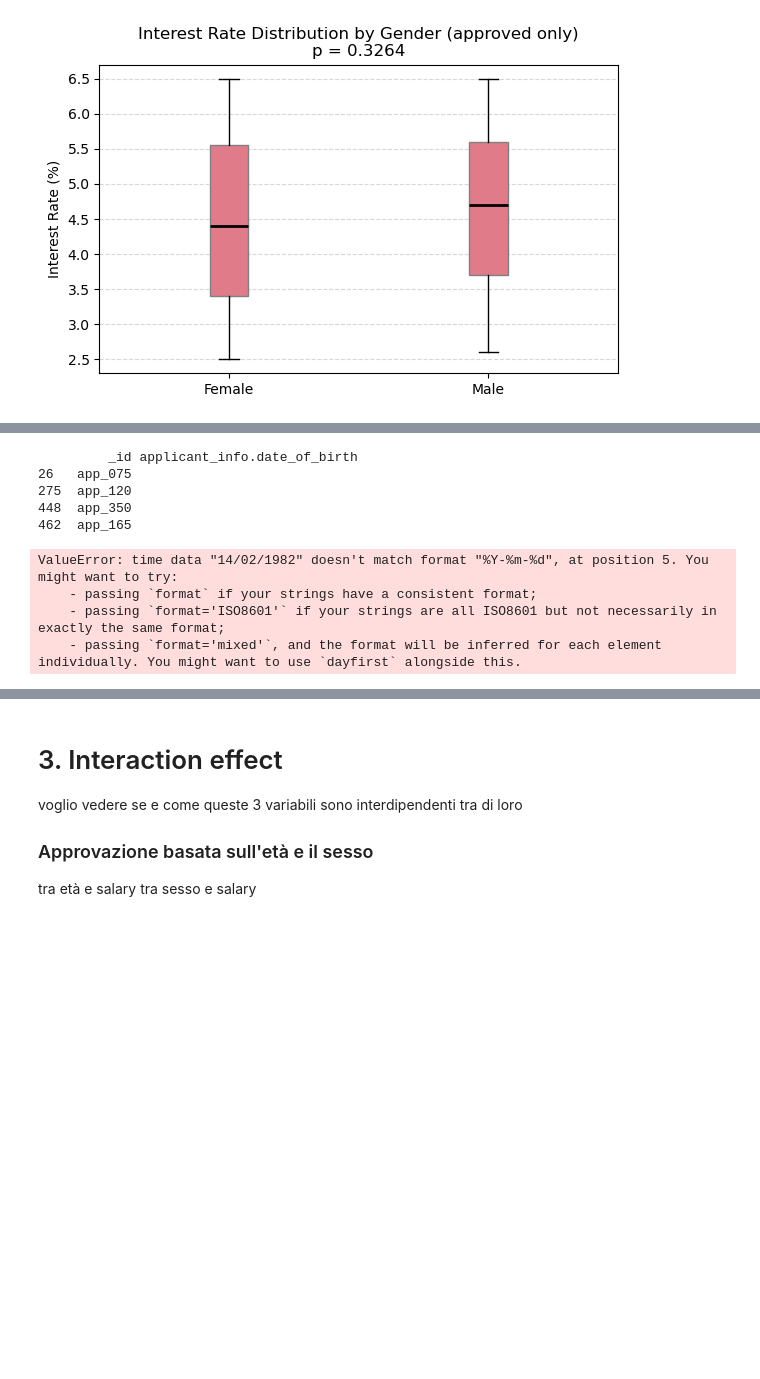
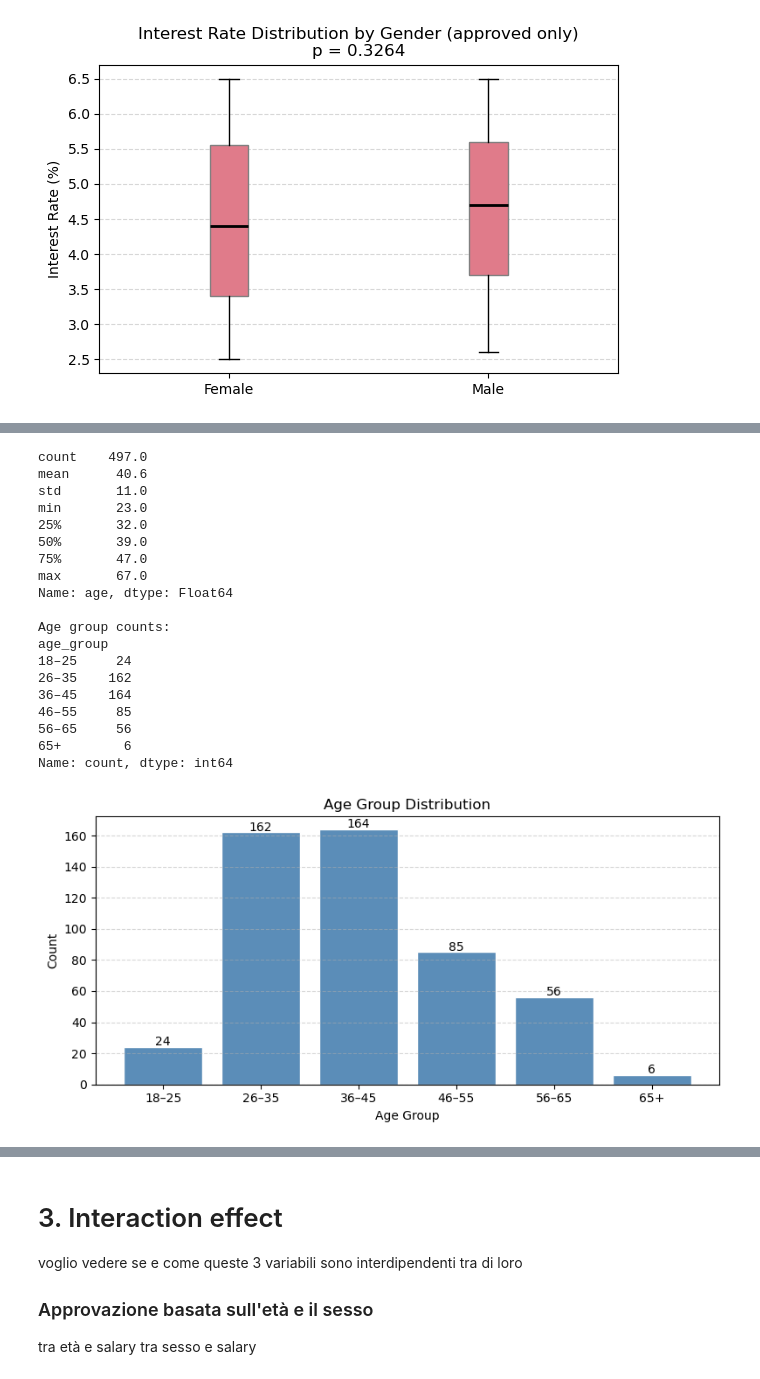
Before and after one commit to jmroque7/dego-project-team-14-TXB, a Jupyter notebook: Notebooks/02-bias-analysis.ipynb, the cells around one changed output, grey strips where cells are left out. Drawn from its saved outputs; the diff is of its cells as text; code cells hidden in the pictures; blank space fills up the shorter version.

```diff
--- a/Notebooks/02-bias-analysis.ipynb
+++ b/Notebooks/02-bias-analysis.ipynb
@@ -279,10 +288,11 @@ print(f"Still unparseable    : {failed}")
 print(f"\nDate range: {flat['clean_date_of_birth'].min().date()} → {flat['clean_date_of_birth'].max().date()}")
 
 reference_date = pd.Timestamp("2026-01-01")
-flat["age"] = ((reference_date - flat["clean_date_of_birth"]) / pd.Timedelta(days=365.25)).astype("Int64")
+flat["age"] = ((reference_date - flat["clean_date_of_birth"]) / pd.Timedelta(days=365.25)).apply(lambda x: int(x) if pd.notna(x) else pd.NA).astype("Int64")
 
-print(flat[["_id", "clean_date_of_birth", "age"]].dropna().head(10))
-print(f"\nAge range: {flat['age'].min()} → {flat['age'].max()}")
+print(flat[["_id", "clean_date_of_birth", "age"]].head(10))
+print(f"\nAge range: {flat['age'].min()} - {flat['age'].max()}")
+print(f"Missing age: {flat['age'].isna().sum()}")
 # %% [output]
 Total records        : 502
 Originally null      : 1
@@ -294,53 +317,48 @@ TypeError: cannot safely cast non-equivalent object to int64
-# %%
-mask_failed = flat["clean_date_of_birth"].isna() & flat["applicant_info.date_of_birth"].notna()
-print(flat.loc[mask_failed, ["_id", "applicant_info.date_of_birth"]])
-# %% [output]
-         _id applicant_info.date_of_birth
-26   app_075
-275  app_120
-448  app_350
-462  app_165
 # %%
 # --- Age Distribution ---
-
-# Compute age from date of birth
-reference_date = pd.Timestamp("2024-01-01")  # anchor to dataset period
-flat["age"] = ((reference_date - pd.to_datetime(flat["applicant_info.date_of_birth"])) / pd.Timedelta(days=365.25)).astype("Int64")
 
 print(flat["age"].describe().round(1))
 
 # Bin into age groups
 bins   = [17, 25, 35, 45, 55, 65, 100]
 labels = ["18–25", "26–35", "36–45", "46–55", "56–65", "65+"]
-flat["age_group"] = pd.cut(flat["age"], bins=bins, labels=labels)
+flat["age_group"] = pd.cut(flat["age"].astype("float"), bins=bins, labels=labels)
 
 print("\nAge group counts:")
 print(flat["age_group"].value_counts().sort_index())
 
 # Plot
-fig, axes = plt.subplots(1, 2, figsize=(12, 4))
+fig, ax = plt.subplots(figsize=(8, 4))
 
-# Left: histogram of raw age
-axes[0].hist(flat["age"].dropna(), bins=20, color="#5B8DB8", edgecolor="white")
-axes[0].set_xlabel("Age")
-axes[0].set_ylabel("Count")
-axes[0].set_title("Age Distribution (raw)")
-axes[0].grid(axis="y", linestyle="--", alpha=0.5)
-
-# Right: count per age group
 group_counts = flat["age_group"].value_counts().sort_index()
-axes[1].bar(group_counts.index.astype(str), group_counts.values, color="#5B8DB8", edgecolor="white")
-axes[1].set_xlabel("Age Group")
-axes[1].set_ylabel("Count")
-axes[1].set_title("Age Group Distribution")
+ax.bar(group_counts.index.astype(str), group_counts.values, color="#5B8DB8", edgecolor="white")
+ax.set_xlabel("Age Group")
+ax.set_ylabel("Count")
+ax.set_title("Age Group Distribution")
 for i, v in enumerate(group_counts.values):
-    axes[1].text(i, v + 1, str(v), ha="center", fontsize=10)
-axes[1].grid(axis="y", linestyle="--", alpha=0.5)
+    ax.text(i, v + 1, str(v), ha="center", fontsize=10)
+ax.grid(axis="y", linestyle="--", alpha=0.5)
 
 plt.tight_layout()
 plt.show()
 # %% [output]
-ValueError: time data "14/02/1982" doesn't match format "%Y-%m-%d", at position 5. You might want to try:
-    - passing `format` if your strings have a consistent format;
-    - passing `format='ISO8601'` if your strings are all ISO8601 but not necessarily in exactly the same format;
-    - passing `format='mixed'`, and the format will be inferred for each element individually. You might want to use `dayfirst` alongside this.
+count    497.0
+mean      40.6
+std       11.0
+min       23.0
+25%       32.0
+50%       39.0
+75%       47.0
+max       67.0
+Name: age, dtype: Float64
+
+Age group counts:
+age_group
+18–25     24
+26–35    162
+36–45    164
+46–55     85
+56–65     56
+65+        6
+Name: count, dtype: int64
+[figure, added]
```
Also changed, not shown: parts of 15 cells of this notebook.
